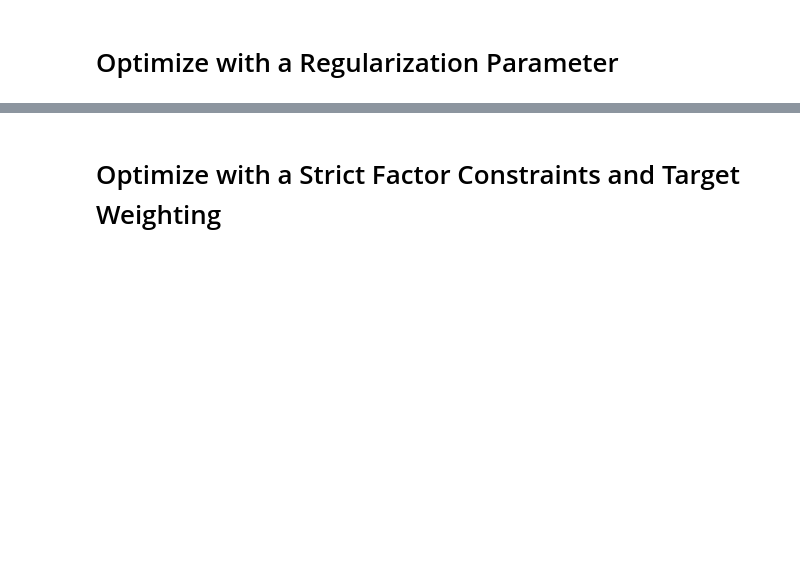
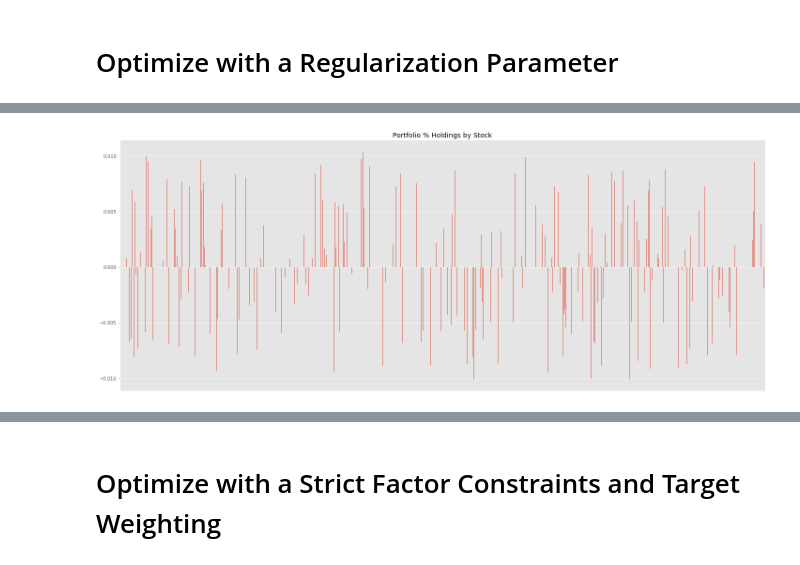
Before and after one commit to rwuebker/backtesting, a Jupyter notebook: testing/compare_new.ipynb, the cells around one changed output, grey strips where cells are left out. Drawn from its saved outputs; the diff is of its cells as text; code cells hidden in the pictures; blank space fills up the shorter version.

```diff
--- a/testing/compare_new.ipynb
+++ b/testing/compare_new.ipynb
@@ -781,0 +605,3 @@ NameError: name 'OptimalHoldings' is not defined
+# %%
+oh = OptimalHoldingsCVX(risk_model, alpha_vector, initial_weights.values, lambda_reg=5.0)
+optimal_weights = oh.find()
@@ -782,10 +626,8 @@ NameError: name 'OptimalHoldings' is not defined
 # %%
-start = time.time()
-optimal_weights_1 = OptimalHoldingsReg(lambda_reg=5.0).find(alpha_vector, risk_model['factor_betas'], risk_model['factor_cov_matrix'], risk_model['idiosyncratic_var_vector'])
-end = time.time()
-print('this is seconds: ', end-start)
-optimal_weights_1.plot.bar(legend=None, title='Portfolio % Holdings by Stock')
+figsize(20, 8)
+optimal_weights.plot.bar(legend=None, title='Portfolio % Holdings by Stock')
 x_axis = plt.axes().get_xaxis()
 x_axis.set_visible(False)
-plt.rcParams['figure.figsize'] = (14,14)
 plt.tight_layout()
+# %% [output]
+[figure, added]
```
Also changed, not shown: parts of 15 cells of this notebook.
